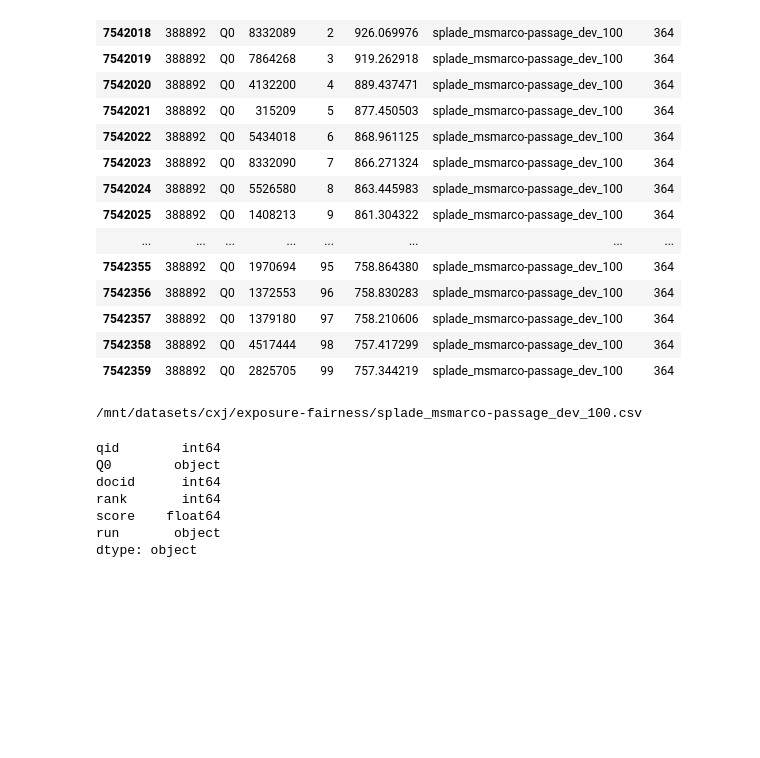
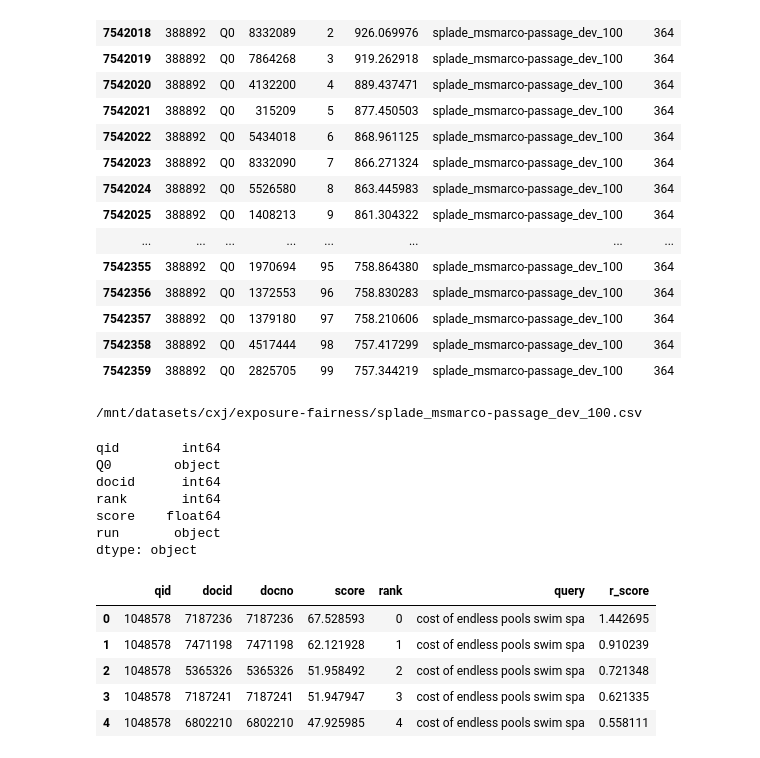
Before and after one commit to XuejunChang/T-Retrievability, a Jupyter notebook: test.ipynb, the cells around one changed output. Cells and saved outputs as stored; diff of their text form; code cells hidden in the pictures; blank space fills up the shorter version.

```diff
--- a/test.ipynb
+++ b/test.ipynb
@@ -325,3 +357,15 @@ m_df = df.merge(q_df[['qid','cluster']], on='qid', how='left')
 m_df[(m_df['qid'] == 388892)]
 # %%
 df[(df['qid'] == 388892) ]
+# %%
+csv = '/mnt/datasets/cxj/exposure-fairness/bm25_msmarco-passage_dev_100_rscore.csv'
+df  = pd.read_csv(csv, index_col=0).reset_index()
+# %%
+df.head()
+# %% [output]
+|  | qid | docid | docno | score | rank | query | r_score |
+| 0 | 1048578 | 7187236 | 7187236 | 67.528593 | 0 | cost of endless pools swim spa | 1.442695 |
+| 1 | 1048578 | 7471198 | 7471198 | 62.121928 | 1 | cost of endless pools swim spa | 0.910239 |
+| 2 | 1048578 | 5365326 | 5365326 | 51.958492 | 2 | cost of endless pools swim spa | 0.721348 |
+| 3 | 1048578 | 7187241 | 7187241 | 51.947947 | 3 | cost of endless pools swim spa | 0.621335 |
+| 4 | 1048578 | 6802210 | 6802210 | 47.925985 | 4 | cost of endless pools swim spa | 0.558111 |
```
Also changed, not shown: parts of 56 cells of this notebook, 9 other files.
